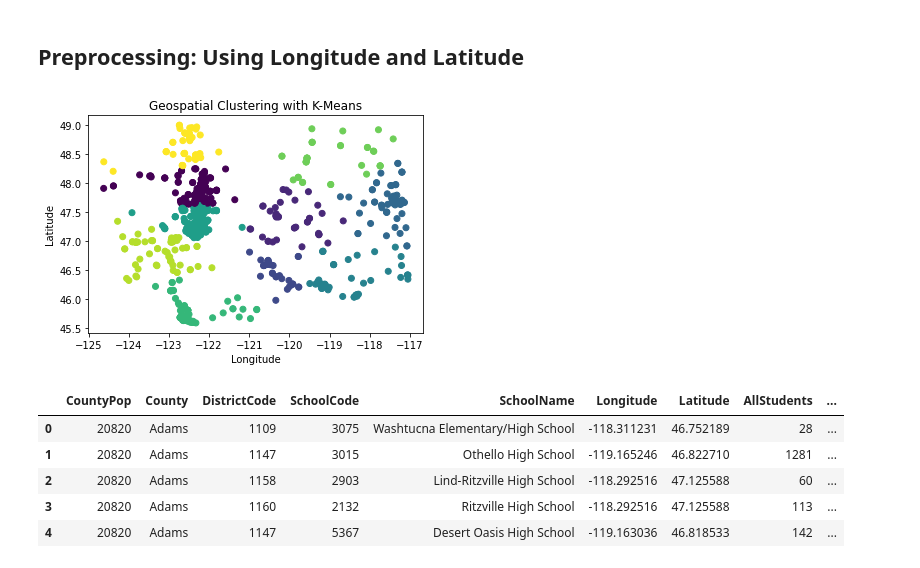
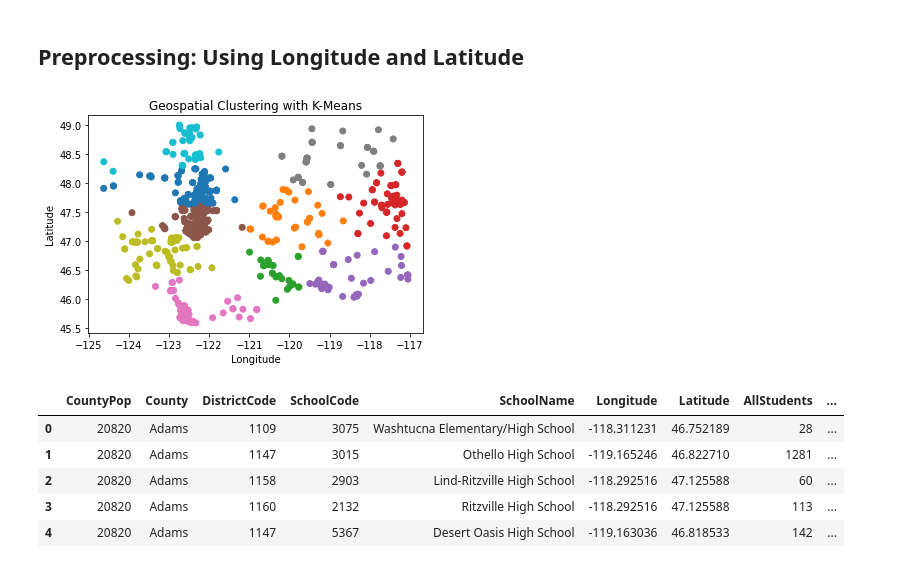
Before and after one commit to brinkbrink/WA_CS_v2, a Jupyter notebook: SchoolAnalysis.ipynb, the cells around one changed output. Saved outputs shown, nothing was run; the diff lists cells and outputs as text; code cells hidden in the pictures.

```diff
--- a/SchoolAnalysis.ipynb
+++ b/SchoolAnalysis.ipynb
@@ -250,13 +250,13 @@ reduced_ospi['CountyZone'] = kmeans.fit_predict(geo_df_scaled)
 # %%
 import matplotlib.pyplot as plt
 
-plt.scatter(reduced_ospi['Longitude'], reduced_ospi['Latitude'], c=reduced_ospi['CountyZone'], cmap='viridis')
+plt.scatter(reduced_ospi['Longitude'], reduced_ospi['Latitude'], c=reduced_ospi['CountyZone'], cmap='tab10')
 plt.xlabel('Longitude')
 plt.ylabel('Latitude')
 plt.title('Geospatial Clustering with K-Means')
 plt.show()
 # %% [output]
-[figure, old version]
+[figure, new version]
 # %%
 reduced_ospi.head()
 # %% [output]
```
Also changed, not shown: parts of 1 cell of this notebook.
